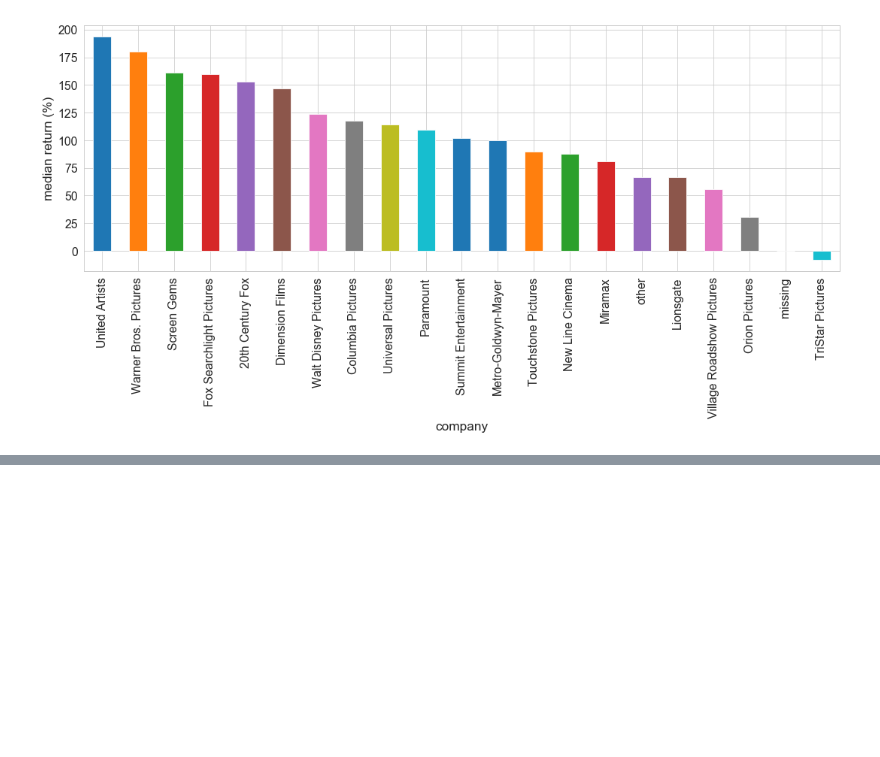
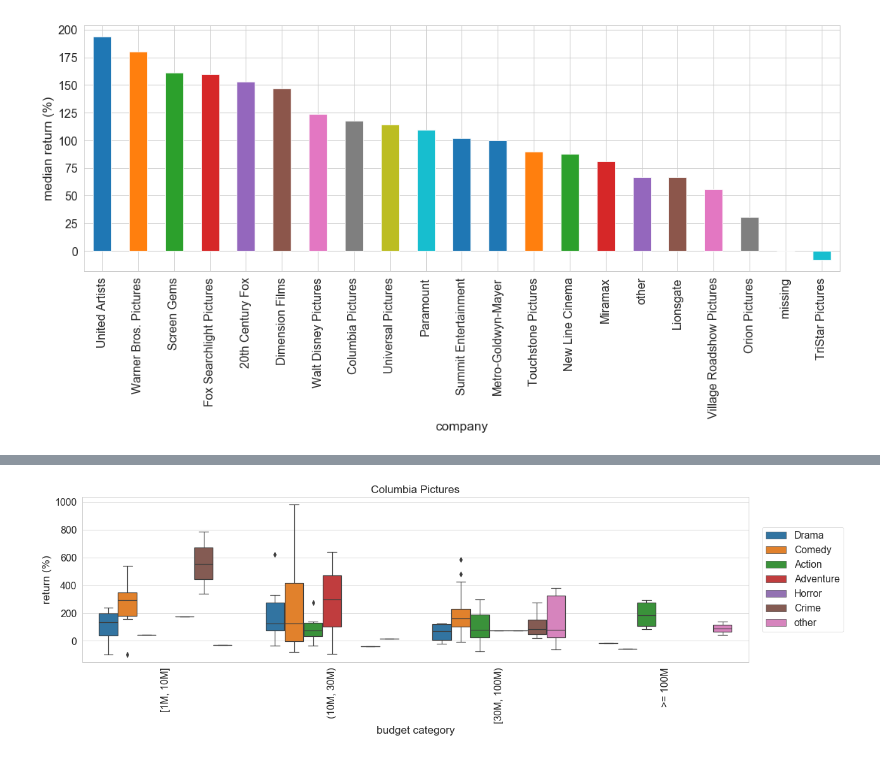
Before and after one commit to evgeniya1/Project1, a Jupyter notebook: data_analysis_Evgeniya.ipynb, the cells around one changed output, grey strips where cells are left out. Cells and saved outputs as stored; diff of their text form; code cells hidden in the pictures; blank space fills up the shorter version.

```diff
--- a/data_analysis_Evgeniya.ipynb
+++ b/data_analysis_Evgeniya.ipynb
@@ -360,0 +409,11 @@ display(d.iloc[:,range(10,21)])
+# %%
+#return vs budget for most common genres
+company = 'Columbia Pictures'
+filter_UP = (df.first_company == company)
+plot_return_filter(filter_add = filter_UP,
+                   hue_by = 'select_genre',
+                   hue_order = hueorder,
+                   _xlim = (2.5,6.5),
+                   _title =company)
+# %% [output]
+[figure, added]
```
Also changed, not shown: parts of 9 cells of this notebook.
